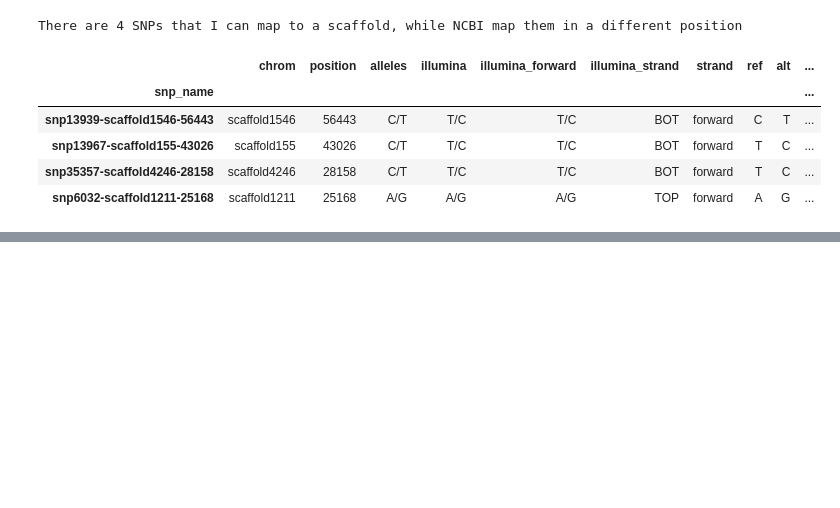
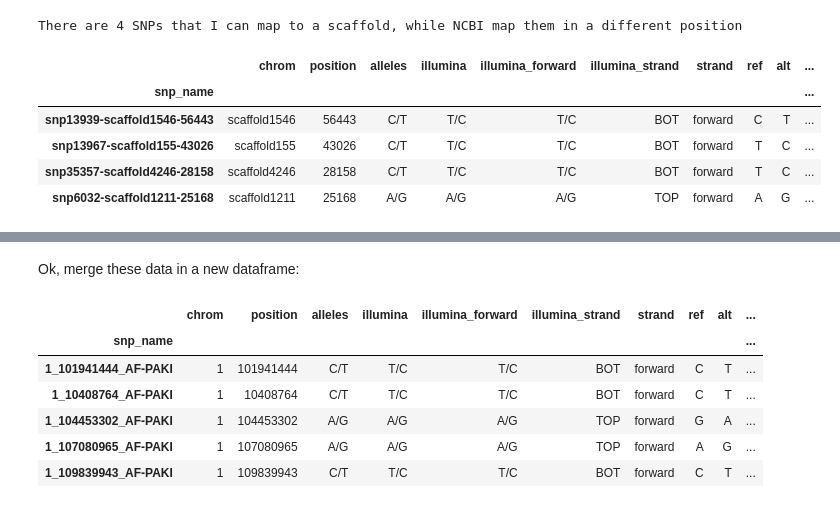
Before and after one commit to cnr-ibba/SMARTER-database, a Jupyter notebook: notebooks/exploratory/0.26.0-bunop-goat_chip_aligned.ipynb, the cells around one changed output, grey strips where cells are left out. Drawn from its saved outputs; the diff is of its cells as text; code cells hidden in the pictures; blank space fills up the shorter version.

```diff
--- a/notebooks/exploratory/0.26.0-bunop-goat_chip_aligned.ipynb
+++ b/notebooks/exploratory/0.26.0-bunop-goat_chip_aligned.ipynb
@@ -72,0 +47,8 @@ ncbi_locations.head()
+# %%
+conn = MongoClient(
+    'mongodb://localhost:27017/',
+    username=os.getenv("MONGODB_SMARTER_USER"),
+    password=os.getenv("MONGODB_SMARTER_PASS")
+)
+smarter = conn['smarter']
+variantGoat = smarter['variantGoat']
@@ -201,0 +306,13 @@ There are 4 SNPs that I can map to a scaffold, while NCBI map them in a differen
+# %% [markdown]
+Ok, merge these data in a new dataframe:
+# %%
+smarter_results = results.merge(smarter_locations, how="left", on="snp_name")
+smarter_results.head()
+# %% [output]
+|  | chrom | position | alleles | illumina | illumina_forward | illumina_strand | strand | ref | alt | ... |
+| snp_name |  |  |  |  |  |  |  |  |  | ... |
+| 1_101941444_AF-PAKI | 1 | 101941444 | C/T | T/C | T/C | BOT | forward | C | T | ... |
+| 1_10408764_AF-PAKI | 1 | 10408764 | C/T | T/C | T/C | BOT | forward | C | T | ... |
+| 1_104453302_AF-PAKI | 1 | 104453302 | A/G | A/G | A/G | TOP | forward | G | A | ... |
+| 1_107080965_AF-PAKI | 1 | 107080965 | A/G | A/G | A/G | TOP | forward | A | G | ... |
+| 1_109839943_AF-PAKI | 1 | 109839943 | C/T | T/C | T/C | BOT | forward | C | T | ... |
```
Also changed, not shown: parts of 37 cells of this notebook.
